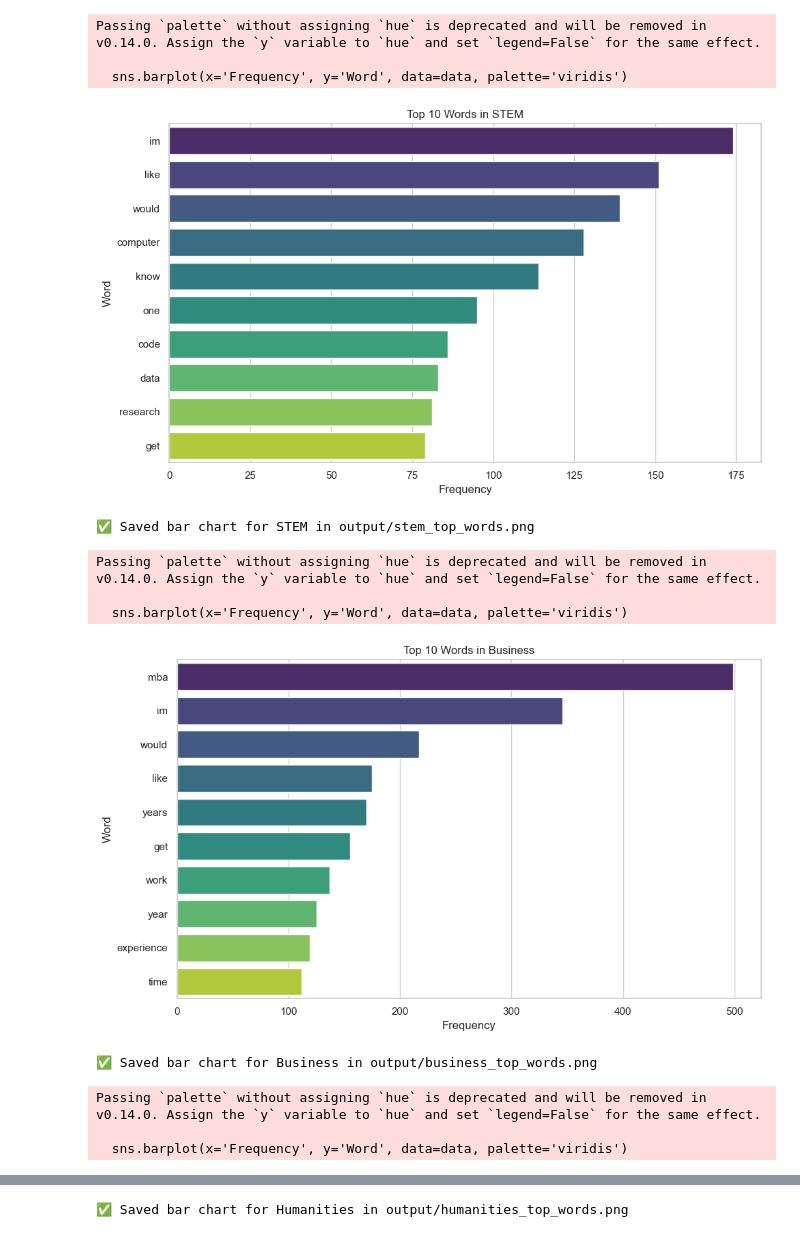
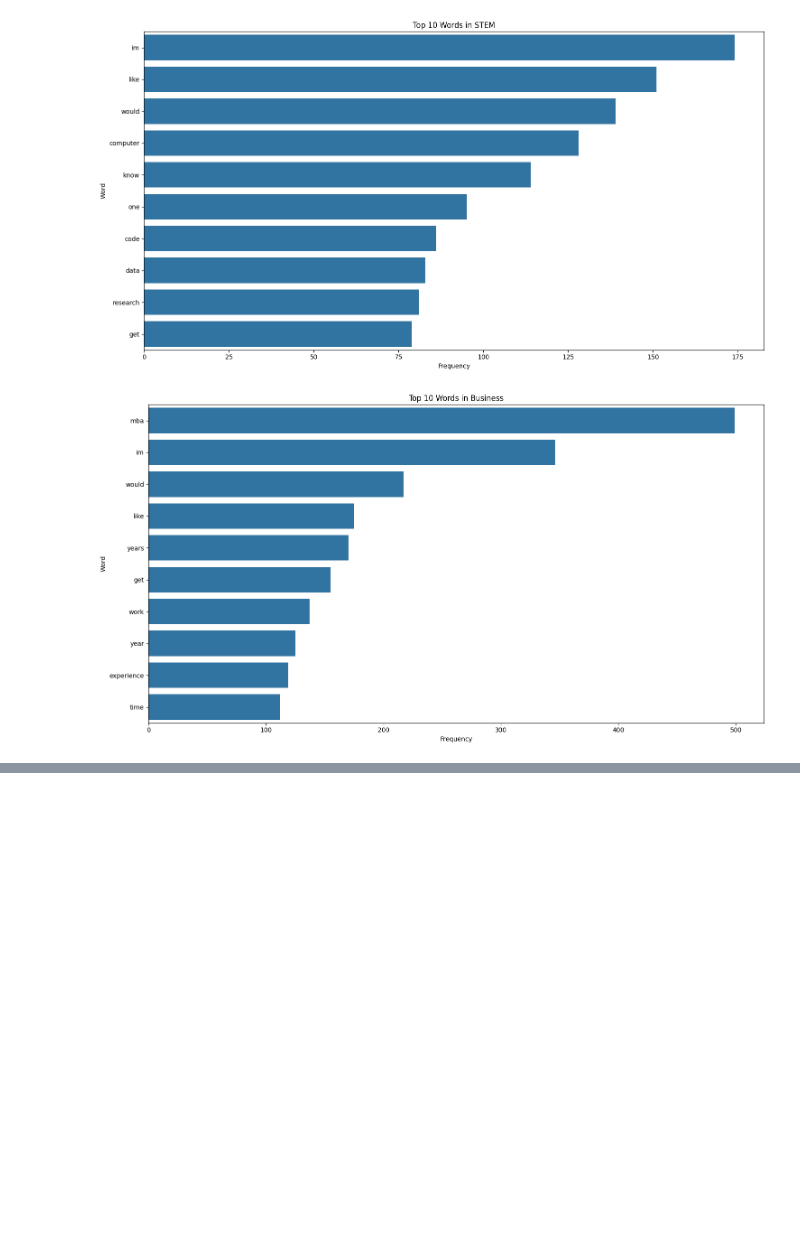
Before and after one commit to coick4698/reddit_major_language_analysis, a Jupyter notebook: word_analysis.ipynb, the cells around one changed output, grey strips where cells are left out. Saved outputs shown, nothing was run; the diff lists cells and outputs as text; code cells hidden in the pictures; blank space fills up the shorter version.

```diff
--- a/word_analysis.ipynb
+++ b/word_analysis.ipynb
@@ -15,46 +15,25 @@ df.head()
 | 3 | 1m3s8oc | Just noticed this typo | Hard to believe they got Brian Ke... | 1.752918e+09 | computerscience | STEM | Just noticed this typo Hard to be... | just noticed this typo hard to be... | [noticed, typo, hard, believe, go... |
 | 4 | 1m3sxff | Selling projects requested. | Dm me for any projects that you’r... | 1.752921e+09 | computerscience | STEM | Selling projects requested. Dm me... | selling projects requested dm me ... | [selling, projects, requested, dm... |
 # %%
-import pandas as pd
-import seaborn as sns
-import os
-
-# output folder
-os.makedirs("output", exist_ok=True)
-
-# 그룹별로 Top N 단어 추출
 TOP_N = 10
 group_word_counts = {}
 
 for group in df['group'].unique():
     tokens = df[df['group'] == group]['tokens'].explode()
     counter = Counter(tokens)
     top_words = counter.most_common(TOP_N)
     group_word_counts[group] = top_words
 
-    # 데이터프레임 변환
+    # convert dataframe
     words, freqs = zip(*top_words)
     data = pd.DataFrame({'Word': words, 'Frequency': freqs})
 
-    # 시각화
-    plt.figure(figsize=(10, 6))
-    sns.barplot(x='Frequency', y='Word', data=data, palette='viridis')
+    # visualising
+    plt.figure(figsize=(15, 8))
+    sns.barplot(x='Frequency', y='Word', data=data)
     plt.title(f"Top {TOP_N} Words in {group}")
     plt.tight_layout()
-    plt.savefig(f"output/{group.lower()}_top_words.png")
     plt.show()
-    print(f"✅ Saved bar chart for {group} in output/{group.lower()}_top_words.png")
 # %% [output]
-Passing `palette` without assigning `hue` is deprecated and will be removed in v0.14.0. Assign the `y` variable to `hue` and set `legend=False` for the same effect.
-
-  sns.barplot(x='Frequency', y='Word', data=data, palette='viridis')
-[figure, old version]
+[figure, new version]
-✅ Saved bar chart for STEM in output/stem_top_words.png
-Passing `palette` without assigning `hue` is deprecated and will be removed in v0.14.0. Assign the `y` variable to `hue` and set `legend=False` for the same effect.
-
-  sns.barplot(x='Frequency', y='Word', data=data, palette='viridis')
-[figure, old version]
+[figure, new version]
-✅ Saved bar chart for Business in output/business_top_words.png
-Passing `palette` without assigning `hue` is deprecated and will be removed in v0.14.0. Assign the `y` variable to `hue` and set `legend=False` for the same effect.
-
-  sns.barplot(x='Frequency', y='Word', data=data, palette='viridis')
@@ -62 +40,0 @@ Passing `palette` without assigning `hue` is deprecated and will be removed in v
-✅ Saved bar chart for Humanities in output/humanities_top_words.png
```
Also changed, not shown: parts of 2 cells of this notebook, 8 other files.
